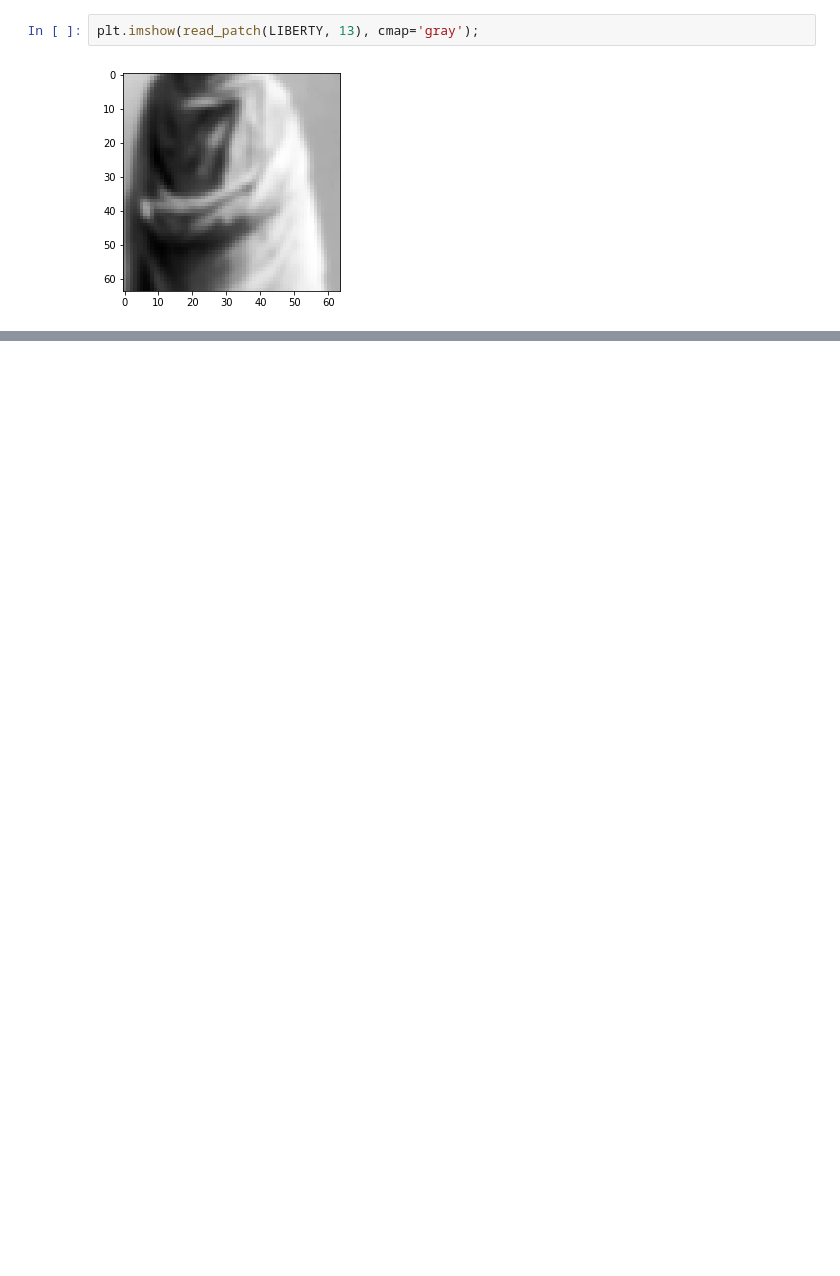
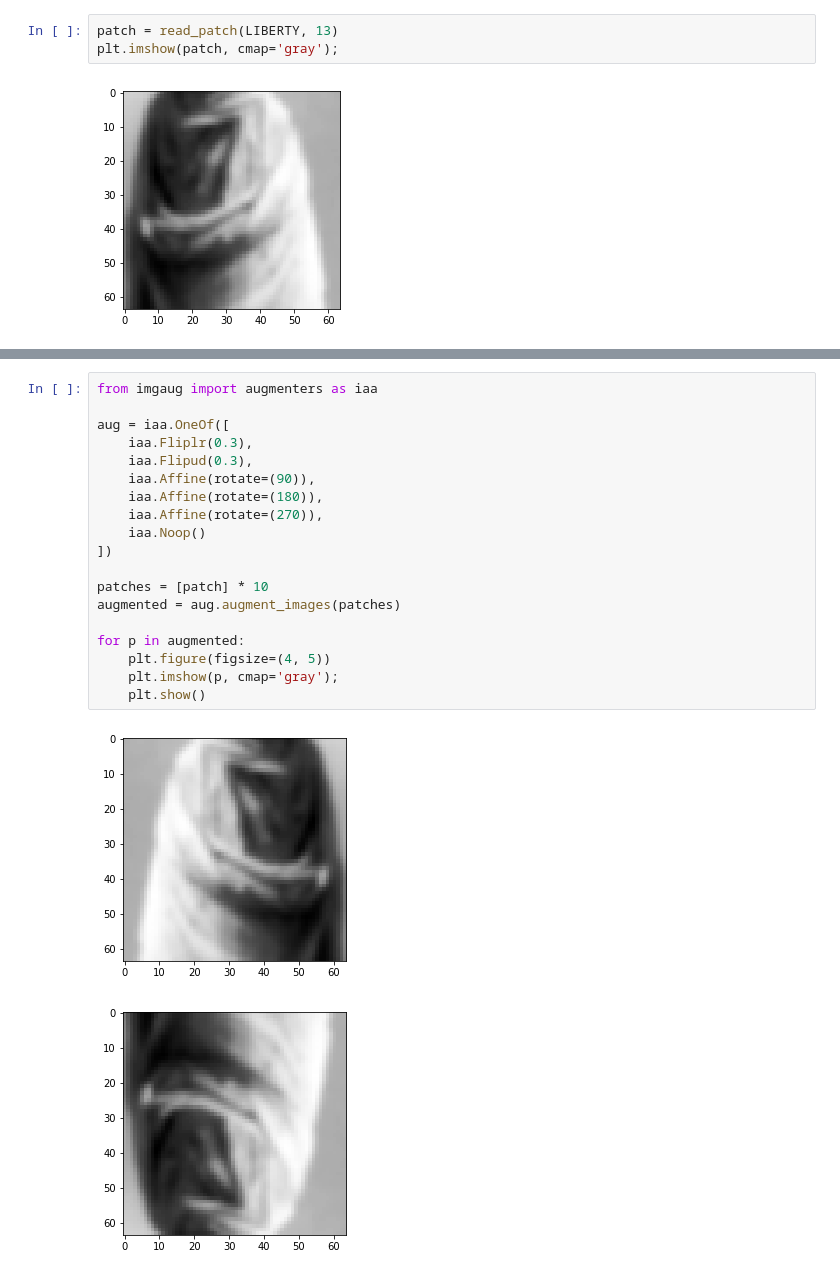
Before and after one commit to semyonkozlov/abbyy-diploma, a Jupyter notebook: descriptor/siamese/datasets.ipynb, the cells around one changed output, grey strips where cells are left out. Drawn from its saved outputs; the diff is of its cells as text; blank space fills up the shorter version.

Commit message:
Add augmentation. Fix bugs.

```diff
--- a/descriptor/siamese/datasets.ipynb
+++ b/descriptor/siamese/datasets.ipynb
@@ -67,4 +68,5 @@ match_file.head()
 # %%
-plt.imshow(read_patch(LIBERTY, 13), cmap='gray');
+patch = read_patch(LIBERTY, 13)
+plt.imshow(patch, cmap='gray');
 # %% [output]
 [figure]
@@ -80,0 +83,22 @@ array([[209, 208, 208, ..., 181, 179, 178],
+# %%
+from imgaug import augmenters as iaa
+
+aug = iaa.OneOf([
+    iaa.Fliplr(0.3),
+    iaa.Flipud(0.3),
+    iaa.Affine(rotate=(90)),
+    iaa.Affine(rotate=(180)),
+    iaa.Affine(rotate=(270)),
+    iaa.Noop()
+])
+
+patches = [patch] * 10
+augmented = aug.augment_images(patches)
+
+for p in augmented:
+    plt.figure(figsize=(4, 5))
+    plt.imshow(p, cmap='gray');
+    plt.show()
+# %% [output]
+[figure, added]
+[figure, added]
```
Also changed, not shown: parts of 6 cells of this notebook, 4 other files.
